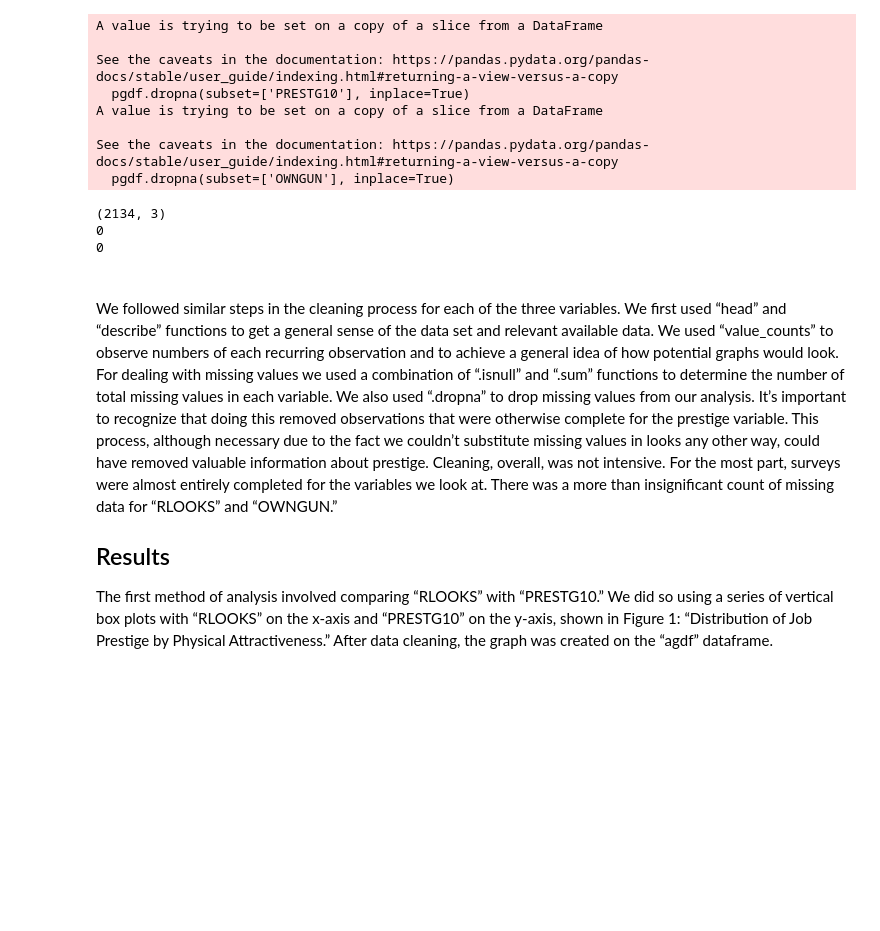
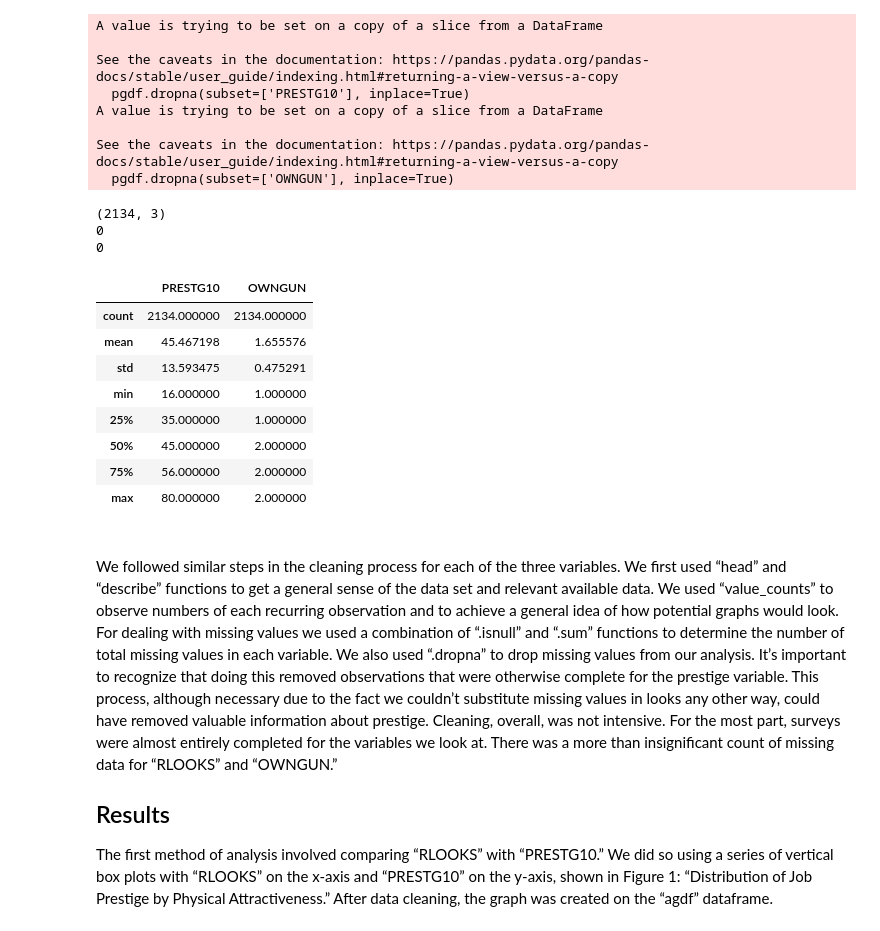
Before and after one commit to FlavienS6/project_gss, a Jupyter notebook: GSS_Final_Paper.ipynb, the cells around one changed output. Saved outputs shown, nothing was run; the diff lists cells and outputs as text; code cells hidden in the pictures; blank space fills up the shorter version.

```diff
--- a/GSS_Final_Paper.ipynb
+++ b/GSS_Final_Paper.ipynb
@@ -214,12 +231,23 @@ See the caveats in the documentation: https://pandas.pydata.org/pandas-docs/stab
 # %%
 #checking the results of our cleaning... still have a good majority of our rows left.
 print(pgdf.shape)
 print(pgdf['PRESTG10'].isnull().sum())
 print(pgdf['OWNGUN'].isnull().sum())
+#Finally, looking at a few summary statistics for the resulting dataframe. Note that some of OWNGUN's statistics are weird (eg mean), because it is binary data.
+pgdf.describe()
 # %% [output]
 (2134, 3)
 0
 0
+|  | PRESTG10 | OWNGUN |
+| count | 2134.000000 | 2134.000000 |
+| mean | 45.467198 | 1.655576 |
+| std | 13.593475 | 0.475291 |
+| min | 16.000000 | 1.000000 |
+| 25% | 35.000000 | 1.000000 |
+| 50% | 45.000000 | 2.000000 |
+| 75% | 56.000000 | 2.000000 |
+| max | 80.000000 | 2.000000 |
 # %% [markdown]
 <br>
 We followed similar steps in the cleaning process for each of the three variables. We first used
```
Also changed, not shown: parts of 13 cells of this notebook.
